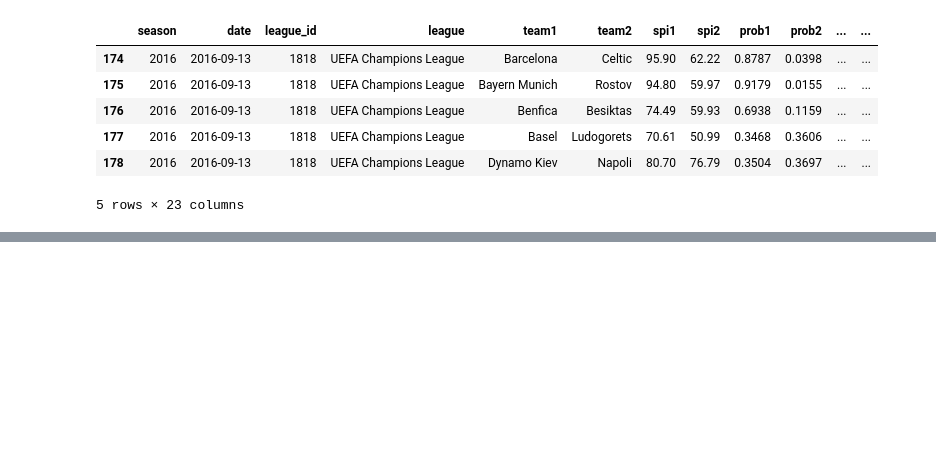
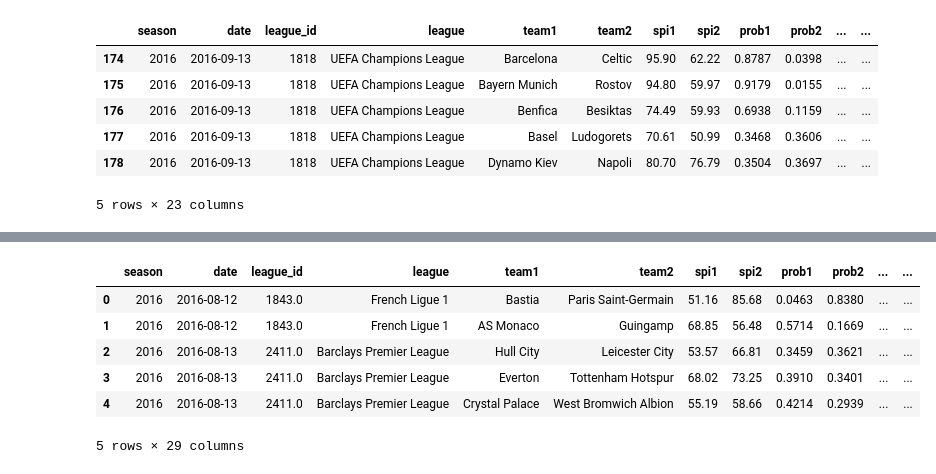
Before and after one commit to Teetee-lab/SoccerMatchBetting, a Jupyter notebook: Notebooks/DataCleaning.ipynb, the cells around one changed output, grey strips where cells are left out. Drawn from its saved outputs; the diff is of its cells as text; code cells hidden in the pictures; blank space fills up the shorter version.

```diff
--- a/Notebooks/DataCleaning.ipynb
+++ b/Notebooks/DataCleaning.ipynb
@@ -466,0 +514,4 @@ spi_data_df.to_csv('spi_data_df.csv')
+# %%
+#convert the date to datetime
+soccer_df['date']=pd.to_datetime(soccer_df['date'])
+soccer_df.head()
@@ -466,0 +554,4 @@ spi_data_df.to_csv('spi_data_df.csv')
+# %%
+#split the Season column into a single date using different column
+soccer_df[['season']]=soccer_df['Season'].map(lambda x: x[:4])
+soccer_df.head()
@@ -466,0 +565,4 @@ spi_data_df.to_csv('spi_data_df.csv')
+# %%
+#drop column Season since we have another one with single date
+soccer_df = soccer_df.drop('Season', axis=1)
+soccer_df.head()
@@ -466,0 +576,4 @@ spi_data_df.to_csv('spi_data_df.csv')
+# %%
+#convert the season column into integer
+soccer_df['season']=soccer_df['season'].astype(int)
+soccer_df.info()
@@ -466,0 +612,12 @@ spi_data_df.to_csv('spi_data_df.csv')
+# %%
+#merge the matches dataframe with the soccer df
+soccer_matches_df = pd.merge(matches_df,soccer_df,how ='outer')
+soccer_matches_df.head()
+# %% [output]
+|  | season | date | league_id | league | team1 | team2 | spi1 | spi2 | prob1 | prob2 | ... | ... |
+| 0 | 2016 | 2016-08-12 | 1843.0 | French Ligue 1 | Bastia | Paris Saint-Germain | 51.16 | 85.68 | 0.0463 | 0.8380 | ... | ... |
+| 1 | 2016 | 2016-08-12 | 1843.0 | French Ligue 1 | AS Monaco | Guingamp | 68.85 | 56.48 | 0.5714 | 0.1669 | ... | ... |
+| 2 | 2016 | 2016-08-13 | 2411.0 | Barclays Premier League | Hull City | Leicester City | 53.57 | 66.81 | 0.3459 | 0.3621 | ... | ... |
+| 3 | 2016 | 2016-08-13 | 2411.0 | Barclays Premier League | Everton | Tottenham Hotspur | 68.02 | 73.25 | 0.3910 | 0.3401 | ... | ... |
+| 4 | 2016 | 2016-08-13 | 2411.0 | Barclays Premier League | Crystal Palace | West Bromwich Albion | 55.19 | 58.66 | 0.4214 | 0.2939 | ... | ... |
+5 rows × 29 columns
```
Also changed, not shown: parts of 47 cells of this notebook.
